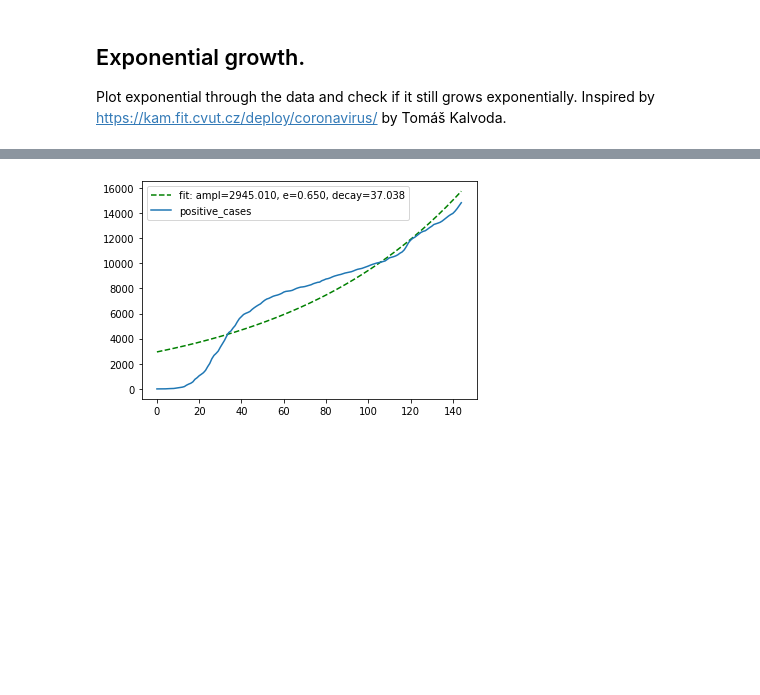
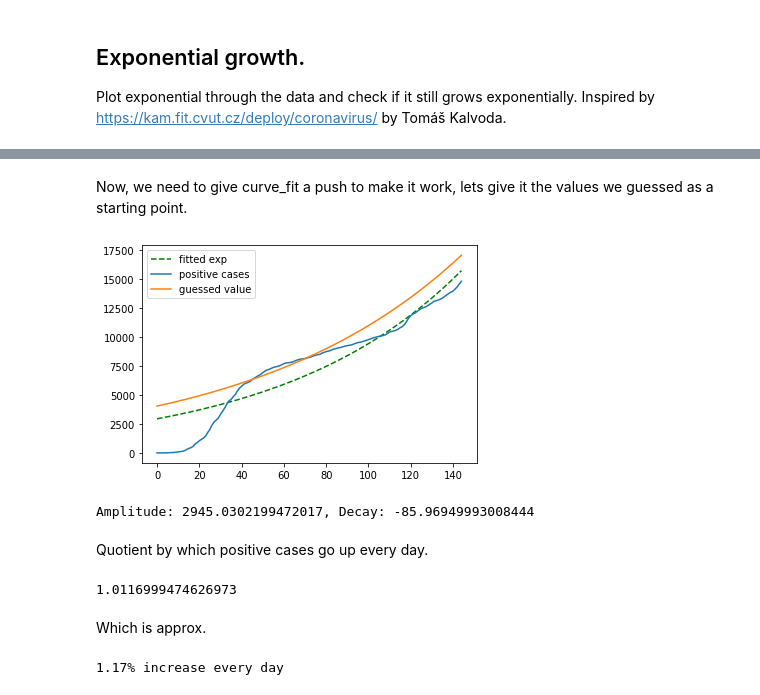
Before and after one commit to Gregofi/corona-czechia, a Jupyter notebook: corona.ipynb, the cells around one changed output, grey strips where cells are left out. Saved outputs shown, nothing was run; the diff lists cells and outputs as text; code cells hidden in the pictures; blank space fills up the shorter version.

```diff
--- a/corona.ipynb
+++ b/corona.ipynb
@@ -175,3 +178,3 @@ from lmfit.models import ExponentialModel
 # %%
-def func(x, ampl, e, decay):
-    return ampl * (e**(-x/decay))
+def exp_decay(x, ampl, decay):
+    return ampl * np.exp(-x / decay)
@@ -177,0 +192,5 @@ def func(x, ampl, e, decay):
+# %%
+sugg_ampl, sugg_decay = 4000, -100
+exp_values_neg = [exp_decay(x, sugg_ampl, sugg_decay) for x in range(1, 150)]
+plt.plot(range(0, len(exp_values_neg)), exp_values_neg)
+plt.show()
@@ -178,9 +199,26 @@ def func(x, ampl, e, decay):
+# %% [markdown]
+Now, we need to give curve_fit a push to make it work, lets give it the values we guessed as a starting point.
 # %%
-popt, pcov = curve_fit(func, corona['day'], corona['positive_acc'])
-plt.plot(corona['day'], func(corona['day'], *popt), 'g--',
-         label='fit: ampl=%5.3f, e=%5.3f, decay=%5.3f' % tuple(popt))
-plt.plot(corona['day'], corona['positive_acc'], label='positive_cases')
+popt, pcov = curve_fit(func, corona['day'].to_numpy(), corona['positive_acc'].to_numpy(), p0=[sugg_ampl, sugg_decay])
+plt.plot(corona['day'], exp_decay(corona['day'], *popt), 'g--', label='fitted exp')
+plt.plot(corona['day'], corona['positive_acc'], label='positive cases')
+plt.plot(corona['day'], exp_values_neg[:len(corona.index)], label='guessed value')
 plt.legend()
 plt.show()
+print("Amplitude: {}, Decay: {}".format(popt[0], popt[1]))
 # %% [output]
-[figure, old version]
+[figure, new version]
+Amplitude: 2945.0302199472017, Decay: -85.96949993008444
+# %% [markdown]
+Quotient by which positive cases go up every day.
+# %%
+q=np.exp(-1/popt[1])
+q
+# %% [output]
+1.0116999474626973
+# %% [markdown]
+Which is approx.
+# %%
+print( '{:.2f}% increase every day'.format((q - 1) * 100))
+# %% [output]
+1.17% increase every day
```
Also changed, not shown: parts of 4 cells of this notebook.
